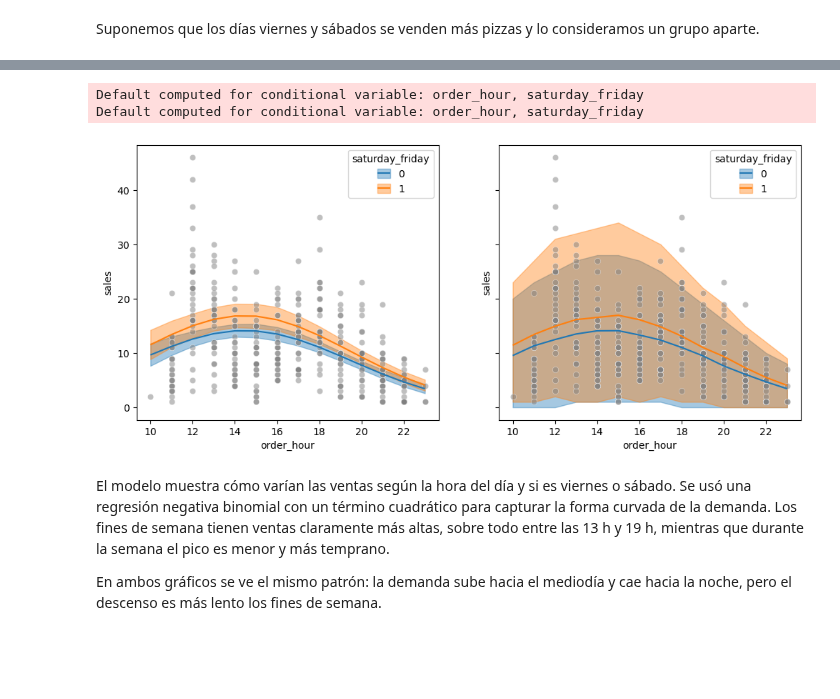
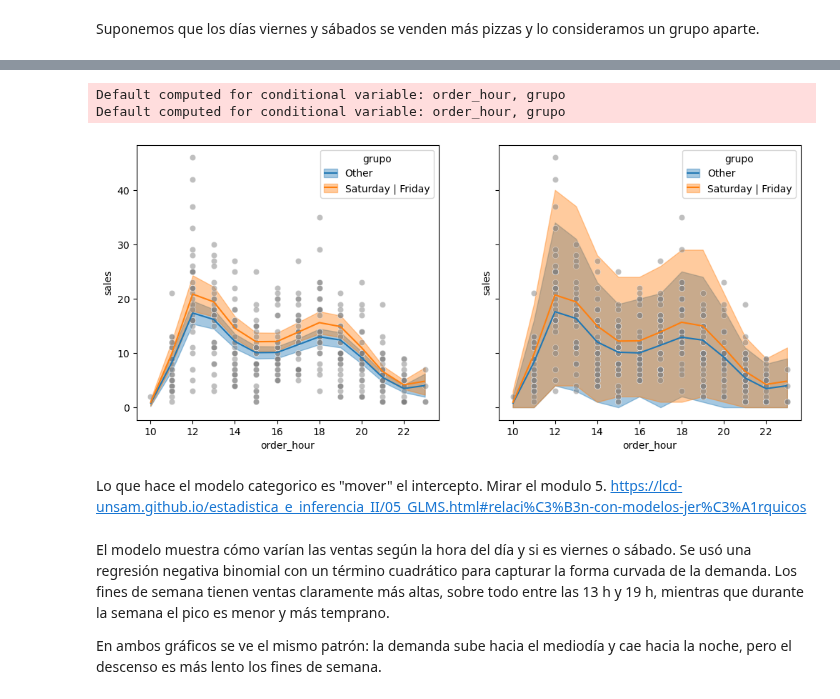
Before and after one commit to nazarenomm/Grupo4-TPI-EeI2, a Jupyter notebook: Parte2/parte_1_v2.ipynb, the cells around one changed output, grey strips where cells are left out. Cells and saved outputs as stored; diff of their text form; code cells hidden in the pictures; blank space fills up the shorter version.

```diff
--- a/Parte2/parte_1_v2.ipynb
+++ b/Parte2/parte_1_v2.ipynb
@@ -29,9 +29,9 @@ pizza = pd.read_csv('../data/pizza_sales.csv')
 pizza['order_hour'] = pd.to_datetime(pizza['order_time'], format='%H:%M:%S').dt.hour
 pizza['order_date'] = pd.to_datetime(pizza['order_date'], format='%m/%d/%Y')
 # %%
-pizza.query('order_date >= "2015-06-01" & order_date < "2015-07-01"', inplace=True)
+pizza_junio = pizza.query('order_date >= "2015-06-01" & order_date < "2015-07-01"')
 # %%
-conteo = pizza.groupby(['order_date', 'order_hour']).size().reset_index(name='sales')
+conteo = pizza_junio.groupby(['order_date', 'order_hour']).size().reset_index(name='sales')
 # %%
 sns.scatterplot(data=conteo, x='order_hour', y='sales');
 # %% [output]
@@ -108,9 +196,9 @@ Si el modelo lo permite, incluir predictores categoricos, interacciones o estruc
 Suponemos que los días viernes y sábados se venden más pizzas y lo consideramos un grupo aparte.
 # %%
 conteo['day_of_week'] = conteo['order_date'].dt.day_name()
-conteo['saturday_friday'] = conteo['day_of_week'].isin(['Saturday', 'Friday']).astype(int)
+conteo['grupo'] = conteo['day_of_week'].apply(lambda x: 'Saturday | Friday' if x in ['Saturday', 'Friday'] else 'Other')
 # %%
-modelo_cat = bmb.Model('sales ~ poly(order_hour, 2) + saturday_friday', conteo, family='negativebinomial')
+modelo_cat = bmb.Model('sales ~ poly(order_hour, 5) + grupo', conteo, family='negativebinomial')
 # %%
 idata_cat = modelo_cat.fit(random_seed=SEED)
 # %% [output]
@@ -124,14 +212,16 @@ Sampling 4 chains for 1_000 tune and 1_000 draw iterations (4_000 + 4_000 draws
 modelo_cat.predict(idata_cat, kind='response', data=conteo)
 # %%
 fig, axes = plt.subplots(1, 2, figsize=(12, 5), sharey=True)
-bmb.interpret.plot_predictions(modelo_cat, idata_cat, conditional=['order_hour', 'saturday_friday'], ax=axes[0])
+bmb.interpret.plot_predictions(modelo_cat, idata_cat, conditional=['order_hour', 'grupo'], ax=axes[0])
 sns.scatterplot(data=conteo, x='order_hour', y='sales', alpha=0.5, color='grey', ax=axes[0]);
-bmb.interpret.plot_predictions(modelo_cat, idata_cat, conditional=['order_hour', 'saturday_friday'], pps=True, ax=axes[1])
+bmb.interpret.plot_predictions(modelo_cat, idata_cat, conditional=['order_hour', 'grupo'], pps=True, ax=axes[1])
 sns.scatterplot(data=conteo, x='order_hour', y='sales', alpha=0.5, color='grey', ax=axes[1]);
 # %% [output]
-Default computed for conditional variable: order_hour, saturday_friday
-Default computed for conditional variable: order_hour, saturday_friday
+Default computed for conditional variable: order_hour, grupo
+Default computed for conditional variable: order_hour, grupo
-[figure, old version]
+[figure, new version]
+# %% [markdown]
+Lo que hace el modelo categorico es "mover" el intercepto. Mirar el modulo 5. https://lcd-unsam.github.io/estadistica_e_inferencia_II/05_GLMS.html#relaci%C3%B3n-con-modelos-jer%C3%A1rquicos
 # %% [markdown]
 El modelo muestra cómo varían las ventas según la hora del día y si es viernes o sábado. Se usó una regresión negativa binomial con un término cuadrático para capturar la forma curvada de la demanda. Los fines de semana tienen ventas claramente más altas, sobre todo entre las 13 h y 19 h, mientras que durante la semana el pico es menor y más temprano.
 
```
Also changed, not shown: parts of 22 cells of this notebook.
